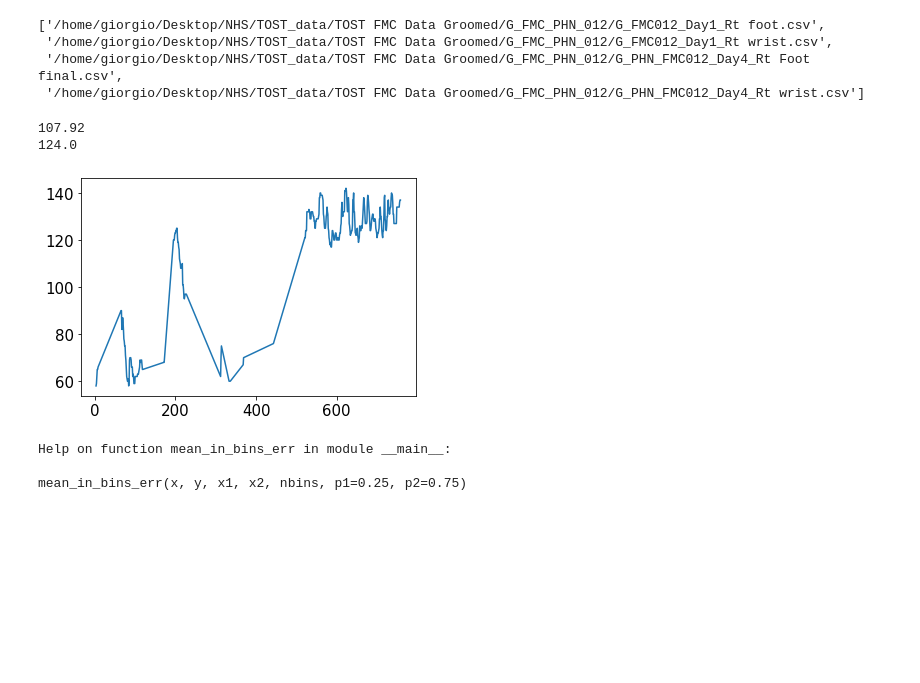
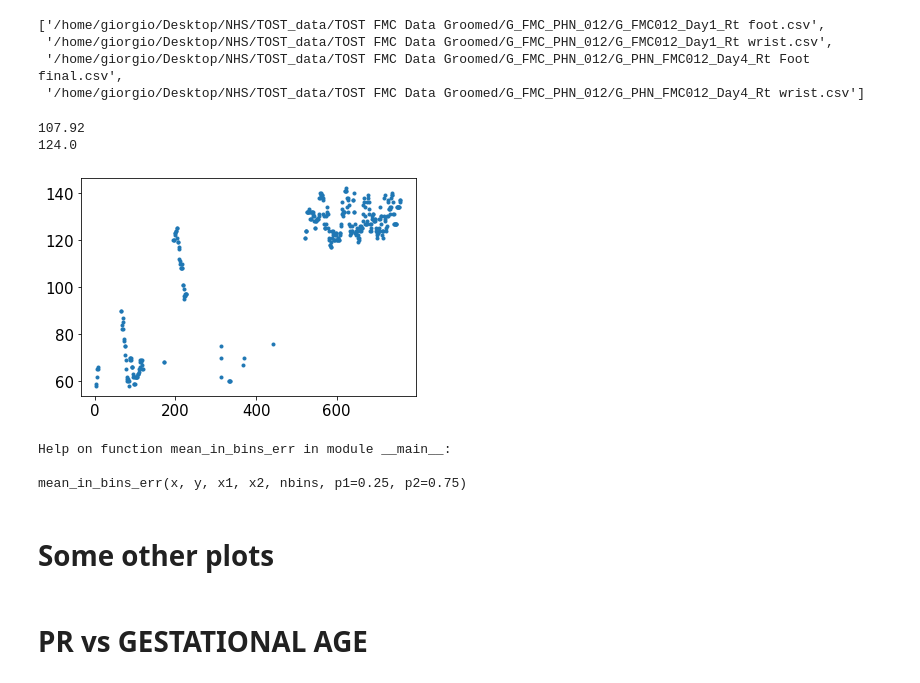
Before and after one commit to shisteve/NHS, a Jupyter notebook: 011_plot_final_analysis.ipynb, the cells around one changed output. Cells and saved outputs as stored; diff of their text form; code cells hidden in the pictures; blank space fills up the shorter version.

```diff
--- a/011_plot_final_analysis.ipynb
+++ b/011_plot_final_analysis.ipynb
@@ -350,16 +356,20 @@ fmc015.files
  '/home/giorgio/Desktop/NHS/TOST_data/TOST FMC Data Groomed/G_FMC_PHN_012/G_PHN_FMC012_Day4_Rt Foot final.csv',
  '/home/giorgio/Desktop/NHS/TOST_data/TOST FMC Data Groomed/G_FMC_PHN_012/G_PHN_FMC012_Day4_Rt wrist.csv']
 # %%
-plt.plot(fmc015.measurements[3]['PR'][fmc015.measurements[3]['PR']>50])
+plt.plot(fmc015.measurements[3]['PR'][fmc015.measurements[3]['PR']>50],".")
 print(np.mean(fmc015.measurements[3]['PR'][fmc015.measurements[3]['PR']>10]))
 print(np.median(fmc015.measurements[3]['PR'][fmc015.measurements[3]['PR']>10]))
 # %% [output]
 107.92
 124.0
-[figure, old version]
+[figure, new version]
 # %%
 help(mean_in_bins_err)
 # %% [output]
 Help on function mean_in_bins_err in module __main__:
 
 mean_in_bins_err(x, y, x1, x2, nbins, p1=0.25, p2=0.75)
+# %% [markdown]
+# Some other plots
+# %% [markdown]
+# PR vs GESTATIONAL AGE
```
Also changed, not shown: parts of 9 cells of this notebook, 2 other files.
